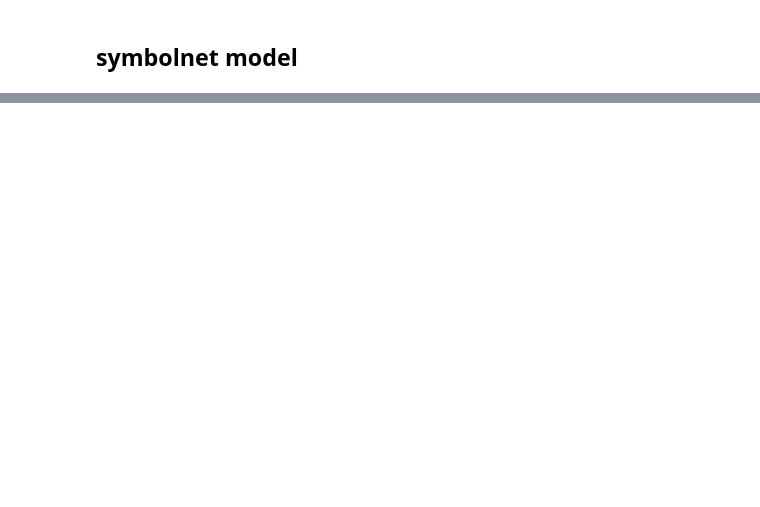
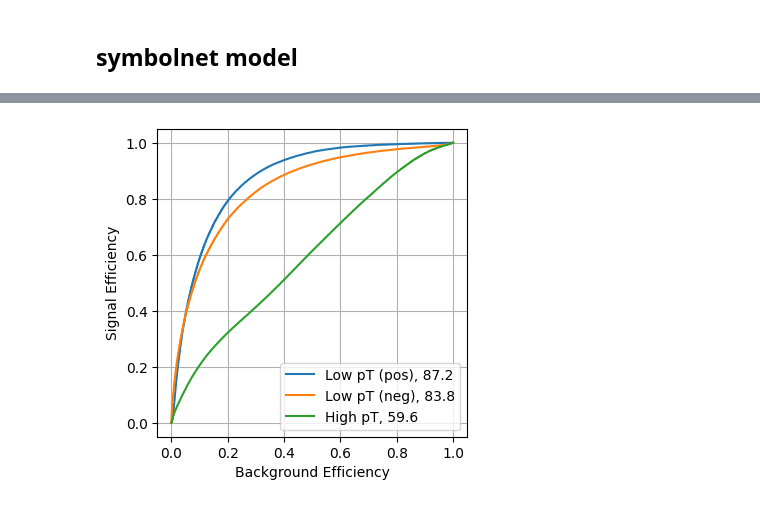
Before and after one commit to hftsoi/smart-pixels, a Jupyter notebook: smart_pixels.ipynb, the cells around one changed output, grey strips where cells are left out. Cells and saved outputs as stored; diff of their text form; code cells hidden in the pictures; blank space fills up the shorter version.

```diff
--- a/smart_pixels.ipynb
+++ b/smart_pixels.ipynb
@@ -542,14 +588,14 @@ model_dim = [input_dim, num_hidden, output_dim]
 
 # operator choices per hidden symbolic layer
 operators = [
-    [['sin','tanh','gauss'], ['*']], # 1st symbolic layer [[unary], [binary]]
-    #[['sin','tanh','gauss'], ['*']], # 2nd ...
+    [['sin','exp','tanh'], ['*']], # 1st symbolic layer [[unary], [binary]]
+    #[['sin','exp','tanh'], ['*']], # 2nd ...
             ]
 
 # number of unary and binary operators per hidden symbolic layer
 num_operators = [
-    [20, 10], # 1st symbolic layer [num_unary, num_binary]
-    #[16, 8], # 2nd ...
+    [100, 40], # 1st symbolic layer [num_unary, num_binary]
+    #[20, 4], # 2nd ...
 ]
 
 model = create_model(model_dim=model_dim,
@@ -766,8 +833,8 @@ class neuralSR(keras.Model):
 # %%
 nsr = neuralSR(model,
                # set target sparsity level per pruning type
-               alpha_sparsity_input=0.2,
+               alpha_sparsity_input=0.1,
                alpha_sparsity_model=0.5,
-               alpha_sparsity_unary=0.4,
-               alpha_sparsity_binary=0.4)
-nsr.compile(optimizer=keras.optimizers.Adam(learning_rate=0.003))
+               alpha_sparsity_unary=0.2,
+               alpha_sparsity_binary=0.2)
+nsr.compile(optimizer=keras.optimizers.Adam(learning_rate=0.001))
@@ -774,5 +843,5 @@ nsr.compile(optimizer=keras.optimizers.Adam(learning_rate=0.003))
 # %%
-h = nsr.fit(X_train, Y_train, epochs=40, batch_size=256)
+h = nsr.fit(X_train, Y_train, epochs=14, batch_size=128)
 history = dict()
 for key in h.history.keys():
     values = []
@@ -799,3 +888,3 @@ plt.show()
 # %%
-Y_pred = nsr.model.predict(X_test)
-print("Accuracy = {}".format(accuracy_score(np.argmax(Y_test, axis=1), np.argmax(Y_pred, axis=1))))
+Y_sr_pred = nsr.model.predict(X_test)
+print("Accuracy = {}".format(accuracy_score(np.argmax(Y_test, axis=1), np.argmax(Y_sr_pred, axis=1))))
@@ -802,19 +894,22 @@ print("Accuracy = {}".format(accuracy_score(np.argmax(Y_test, axis=1), np.argmax
 # %%
 def plot_roc(y_test, y_pred, labels):
     for x, label in enumerate(labels):
         fpr, tpr, _ = roc_curve(y_test[:, x], y_pred[:, x])
         plt.plot(fpr, tpr, label='{0}, {1:.1f}'.format(label, auc(fpr, tpr)*100.), linestyle='-')
     #plt.semilogy()
     #plt.semilogx()
     plt.ylabel("Signal Efficiency")
     plt.xlabel("Background Efficiency")
     #plt.ylim(0.00001, 1)
     #plt.xlim(0.00001, 1)
     plt.grid(True)
     plt.legend(loc='best', fontsize=10)
 
 plt.figure(figsize=(4, 4))
-plot_roc(Y_test, Y_pred, ['Low pT (pos)','Low pT (neg)','High pT'])
+plot_roc(Y_test, Y_sr_pred, ['Low pT (pos)','Low pT (neg)','High pT'])
+#plot_roc(Y_test, Y_sr_pred, [' '])
+# %% [output]
+[figure, added]
 # %%
 custom_bins = np.arange(-4.5, 4.5, 0.01)
 bin_centers = 0.5 * (custom_bins[:-1] + custom_bins[1:])
```
Also changed, not shown: parts of 26 cells of this notebook.
